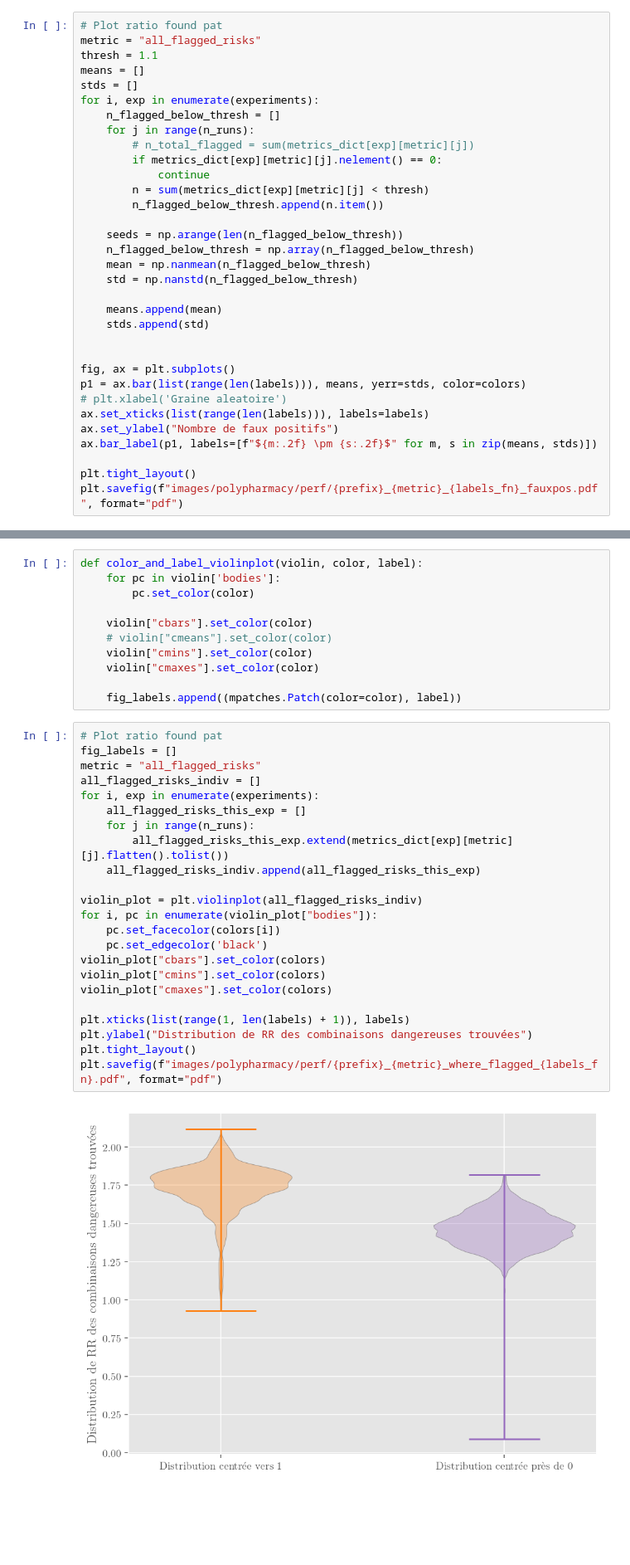
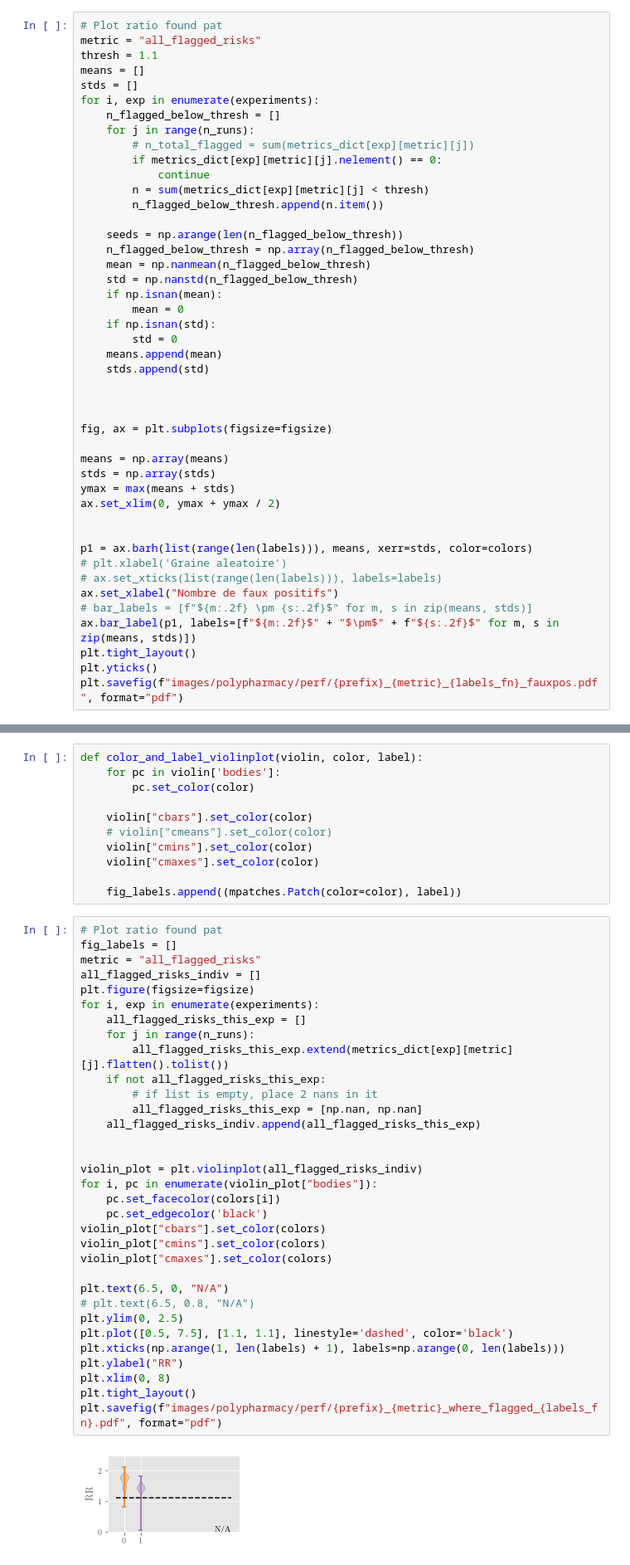
Before and after one commit to Quoding/optimneuralbandits, a Jupyter notebook: testing/viz/vizualize_perf_metrics_aaai.ipynb, the cells around one changed output, grey strips where cells are left out. Shown at 83% size. Drawn from its saved outputs; the diff is of its cells as text; blank space fills up the shorter version.

```diff
--- a/testing/viz/vizualize_perf_metrics_aaai.ipynb
+++ b/testing/viz/vizualize_perf_metrics_aaai.ipynb
@@ -198,18 +382,30 @@ for i, exp in enumerate(experiments):
     n_flagged_below_thresh = np.array(n_flagged_below_thresh)
     mean = np.nanmean(n_flagged_below_thresh)
     std = np.nanstd(n_flagged_below_thresh)
-
+    if np.isnan(mean):
+        mean = 0
+    if np.isnan(std):
+        std = 0
     means.append(mean)
     stds.append(std)
 
 
-fig, ax = plt.subplots()
-p1 = ax.bar(list(range(len(labels))), means, yerr=stds, color=colors)
+
+fig, ax = plt.subplots(figsize=figsize)
+
+means = np.array(means)
+stds = np.array(stds)
+ymax = max(means + stds)
+ax.set_xlim(0, ymax + ymax / 2)
+
+
+p1 = ax.barh(list(range(len(labels))), means, xerr=stds, color=colors)
 # plt.xlabel('Graine aleatoire')
-ax.set_xticks(list(range(len(labels))), labels=labels)
-ax.set_ylabel("Nombre de faux positifs")
-ax.bar_label(p1, labels=[f"${m:.2f} \pm {s:.2f}$" for m, s in zip(means, stds)])
-
+# ax.set_xticks(list(range(len(labels))), labels=labels)
+ax.set_xlabel("Nombre de faux positifs")
+# bar_labels = [f"${m:.2f} \pm {s:.2f}$" for m, s in zip(means, stds)]
+ax.bar_label(p1, labels=[f"${m:.2f}$" + "$\pm$" + f"${s:.2f}$" for m, s in zip(means, stds)])
 plt.tight_layout()
+plt.yticks()
 plt.savefig(f"images/polypharmacy/perf/{prefix}_{metric}_{labels_fn}_fauxpos.pdf", format="pdf")
 # %% [output]
@@ -228,26 +424,36 @@ def color_and_label_violinplot(violin, color, label):
 # %%
 # Plot ratio found pat
 fig_labels = []
 metric = "all_flagged_risks"
 all_flagged_risks_indiv = []
+plt.figure(figsize=figsize)
 for i, exp in enumerate(experiments):
     all_flagged_risks_this_exp = []
     for j in range(n_runs):
         all_flagged_risks_this_exp.extend(metrics_dict[exp][metric][j].flatten().tolist())
+    if not all_flagged_risks_this_exp:
+        # if list is empty, place 2 nans in it
+        all_flagged_risks_this_exp = [np.nan, np.nan]
     all_flagged_risks_indiv.append(all_flagged_risks_this_exp)
+
 
 violin_plot = plt.violinplot(all_flagged_risks_indiv)
 for i, pc in enumerate(violin_plot["bodies"]):
     pc.set_facecolor(colors[i])
     pc.set_edgecolor('black')
 violin_plot["cbars"].set_color(colors)
 violin_plot["cmins"].set_color(colors)
 violin_plot["cmaxes"].set_color(colors)
 
-plt.xticks(list(range(1, len(labels) + 1)), labels)
-plt.ylabel("Distribution de RR des combinaisons dangereuses trouvées")
+plt.text(6.5, 0, "N/A")
+# plt.text(6.5, 0.8, "N/A")
+plt.ylim(0, 2.5)
+plt.plot([0.5, 7.5], [1.1, 1.1], linestyle='dashed', color='black')
+plt.xticks(np.arange(1, len(labels) + 1), labels=np.arange(0, len(labels)))
+plt.ylabel("RR")
+plt.xlim(0, 8)
 plt.tight_layout()
 plt.savefig(f"images/polypharmacy/perf/{prefix}_{metric}_where_flagged_{labels_fn}.pdf", format="pdf")
 # %% [output]
-[figure, old version]
+[figure, new version]
 # %%
```
Also changed, not shown: parts of 14 cells of this notebook, 6 other files.
